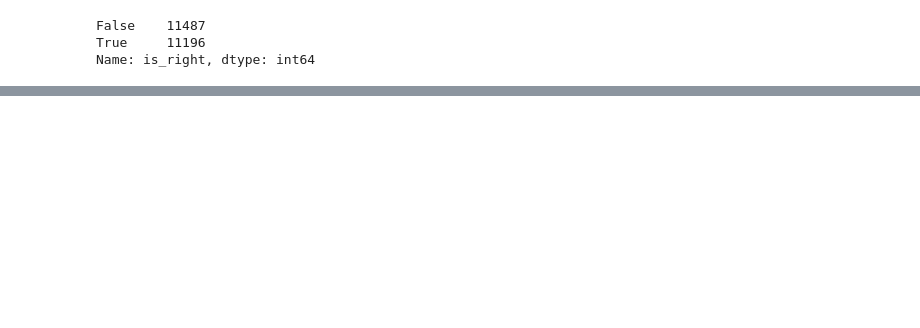
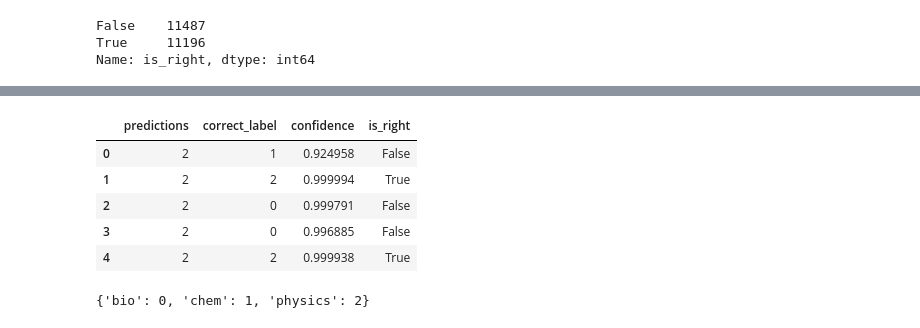
Before and after one commit to gdso-math/math-stack, a Jupyter notebook: notebooks/05_cv_clf_small.ipynb, the cells around one changed output, grey strips where cells are left out. Drawn from its saved outputs; the diff is of its cells as text; code cells hidden in the pictures; blank space fills up the shorter version.

```diff
--- a/notebooks/05_cv_clf_small.ipynb
+++ b/notebooks/05_cv_clf_small.ipynb
@@ -363,0 +296,15 @@ pred1
+# %%
+test['correct_label'] = test['correct_label'].astype(int)
+test.head()
+# %% [output]
+|  | predictions | correct_label | confidence | is_right |
+| 0 | 2 | 1 | 0.924958 | False |
+| 1 | 2 | 2 | 0.999994 | True |
+| 2 | 2 | 0 | 0.999791 | False |
+| 3 | 2 | 0 | 0.996885 | False |
+| 4 | 2 | 2 | 0.999938 | True |
+# %%
+label_map = train_dg.class_indices
+label_map
+# %% [output]
+{'bio': 0, 'chem': 1, 'physics': 2}
```
Also changed, not shown: parts of 14 cells of this notebook.
